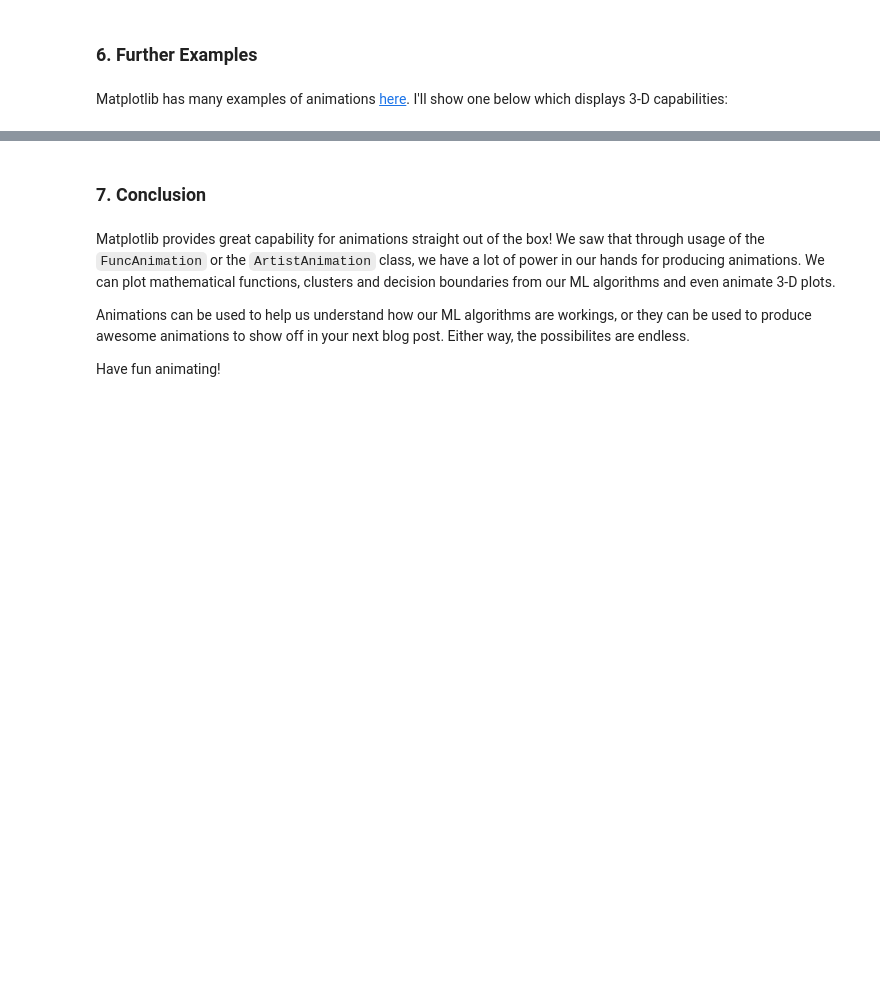
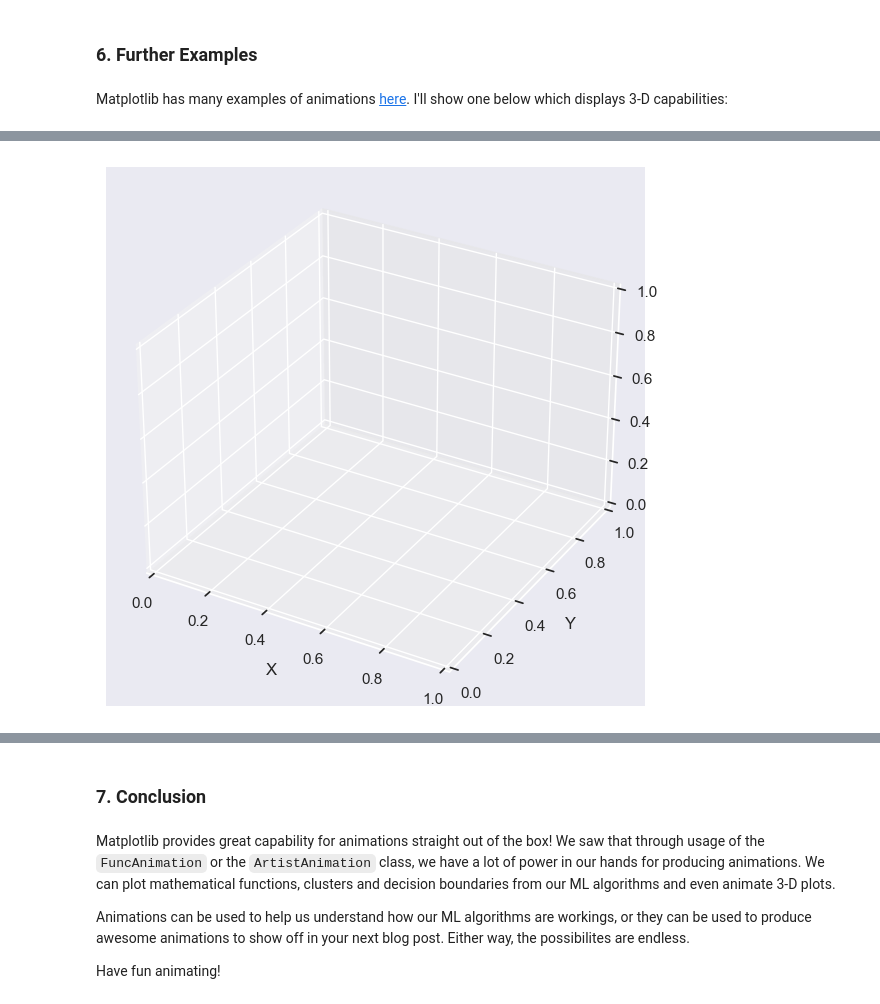
Before and after one commit to ajayam07/mlcourseai, a Jupyter notebook: jupyter_english/tutorials/bring_your_plots_to_life_with_matplotlib_animations_kyriacos_kyriacou.ipynb, the cells around one changed output, grey strips where cells are left out. Saved outputs shown, nothing was run; the diff lists cells and outputs as text; code cells hidden in the pictures; blank space fills up the shorter version.

```diff
--- a/jupyter_english/tutorials/bring_your_plots_to_life_with_matplotlib_animations_kyriacos_kyriacou.ipynb
+++ b/jupyter_english/tutorials/bring_your_plots_to_life_with_matplotlib_animations_kyriacos_kyriacou.ipynb
@@ -443,0 +433,43 @@ ani
+# %%
+# Fixing random state for reproducibility
+np.random.seed(19680801)
+
+
+def random_walk(num_steps, max_step=0.05):
+    """Return a 3D random walk as (num_steps, 3) array."""
+    start_pos = np.random.random(3)
+    steps = np.random.uniform(-max_step, max_step, size=(num_steps, 3))
+    walk = start_pos + np.cumsum(steps, axis=0)
+    return walk
+
+
+def update_lines(num, walks, lines):
+    for line, walk in zip(lines, walks):
+        # NOTE: there is no .set_data() for 3 dim data...
+        line.set_data(walk[:num, :2].T)
+        line.set_3d_properties(walk[:num, 2])
+    return lines
+
+
+# Data: 40 random walks as (num_steps, 3) arrays
+num_steps = 30
+walks = [random_walk(num_steps) for index in range(40)]
+
+# Attaching 3D axis to the figure
+fig = plt.figure()
+ax = fig.add_subplot(projection="3d")
+
+# Create lines initially without data
+lines = [ax.plot([], [], [])[0] for _ in walks]
+
+# Setting the axes properties
+ax.set(xlim3d=(0, 1), xlabel='X')
+ax.set(ylim3d=(0, 1), ylabel='Y')
+ax.set(zlim3d=(0, 1), zlabel='Z')
+
+# Creating the Animation object
+ani = FuncAnimation(fig, update_lines, num_steps, fargs=(walks, lines), interval=100)
+
+plt.show()
+# %% [output]
+[figure, added]
```
Also changed, not shown: parts of 11 cells of this notebook, 5 other files.
